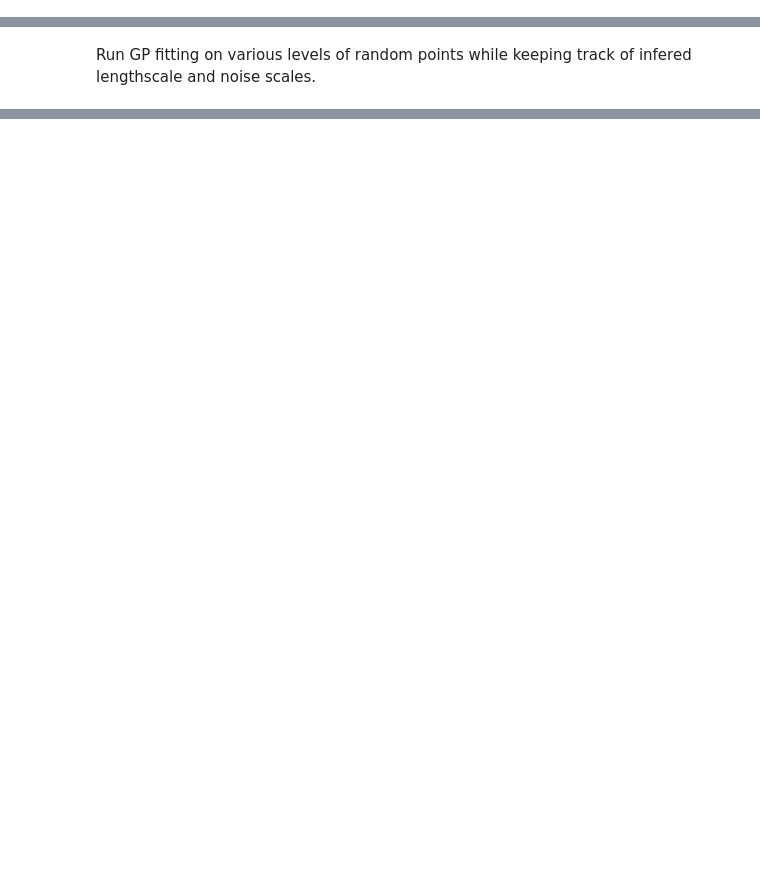
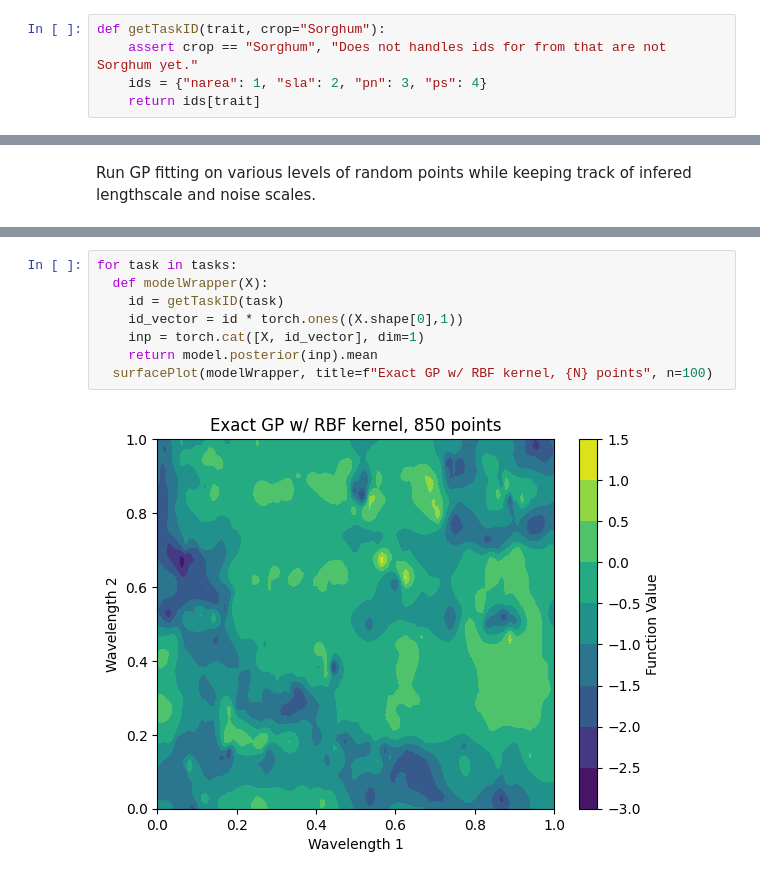
Before and after one commit to stair-lab/bo4ag, a Jupyter notebook: LengthScaleTest.ipynb, the cells around one changed output, grey strips where cells are left out. Cells and saved outputs as stored; diff of their text form; blank space fills up the shorter version.

```diff
--- a/LengthScaleTest.ipynb
+++ b/LengthScaleTest.ipynb
@@ -91,0 +117,5 @@ val_Y = data_Y[int(split*n):].to(dtype=torch.float64)
+# %%
+def getTaskID(trait, crop="Sorghum"):
+    assert crop == "Sorghum", "Does not handles ids for from that are not Sorghum yet."
+    ids = {"narea": 1, "sla": 2, "pn": 3, "ps": 4}
+    return ids[trait]
@@ -185,0 +247,10 @@ on seed=2, n=1500
+# %%
+for task in tasks:
+  def modelWrapper(X):
+    id = getTaskID(task)
+    id_vector = id * torch.ones((X.shape[0],1))
+    inp = torch.cat([X, id_vector], dim=1)
+    return model.posterior(inp).mean
+  surfacePlot(modelWrapper, title=f"Exact GP w/ RBF kernel, {N} points", n=100)
+# %% [output]
+[figure, added]
```
Also changed, not shown: parts of 23 cells of this notebook.
